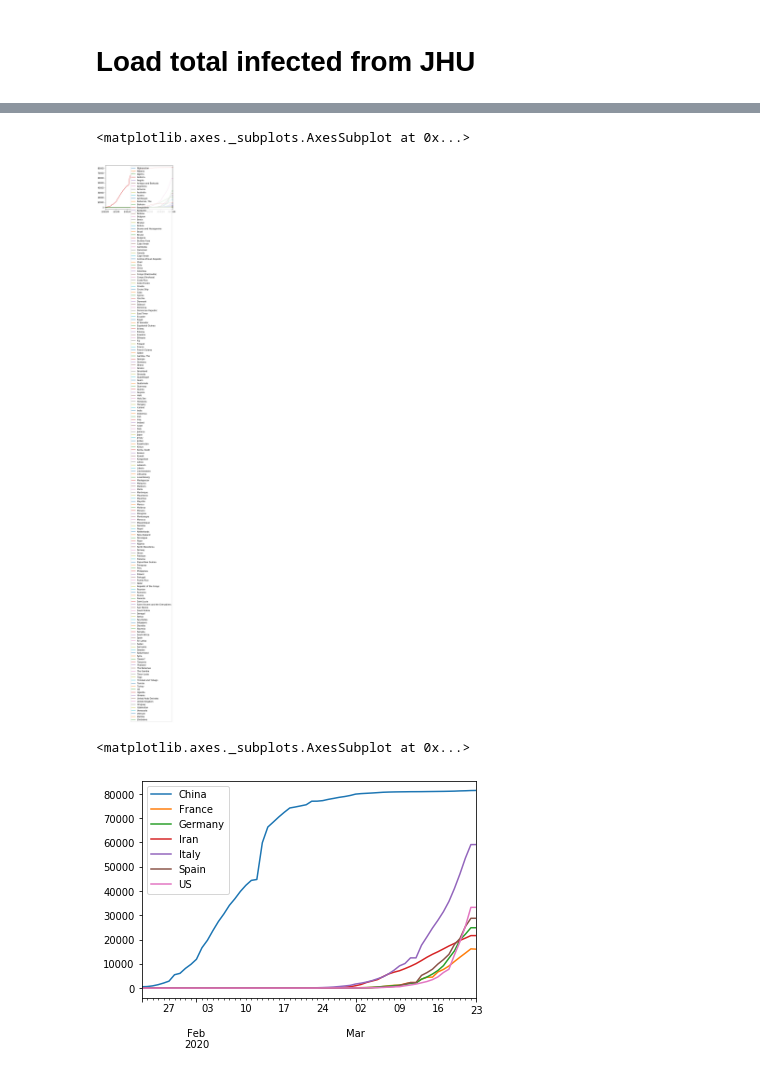
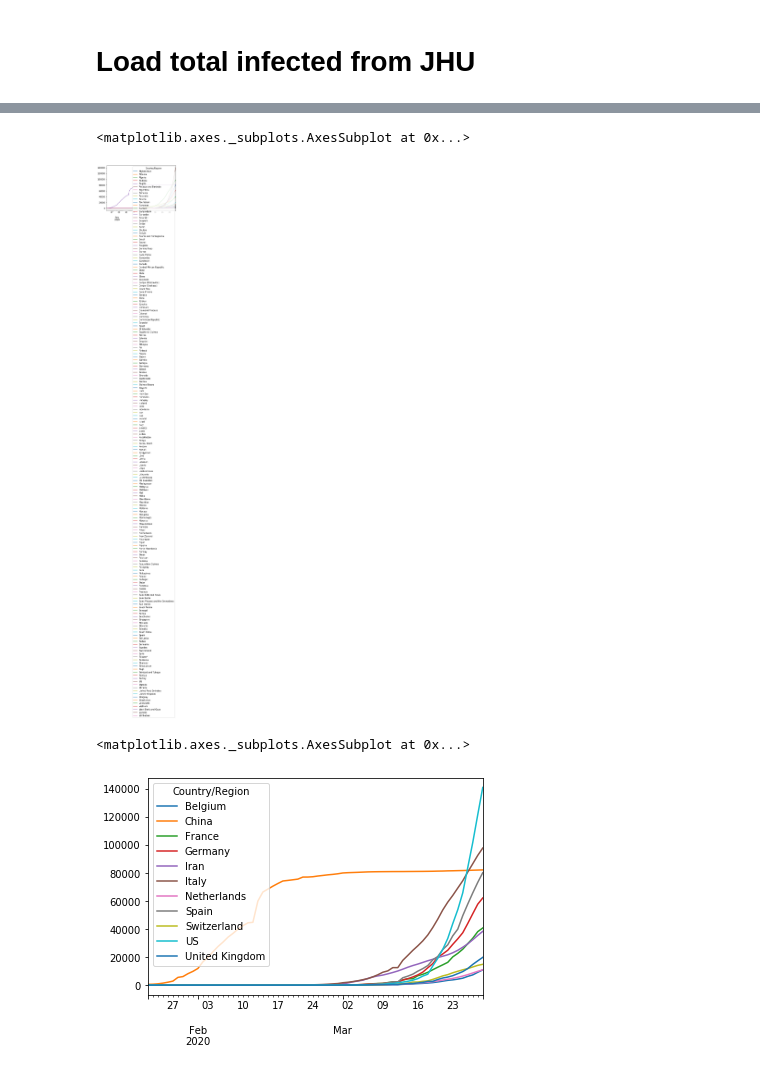
Before and after one commit to gbellandi/corona_model, a Jupyter notebook: Corona_model_scenarios_JHUdata.ipynb, the cells around one changed output, grey strips where cells are left out. Drawn from its saved outputs; the diff is of its cells as text; code cells hidden in the pictures.

Commit message:
updated data grasping and processing, new loglog plot

```diff
--- a/Corona_model_scenarios_JHUdata.ipynb
+++ b/Corona_model_scenarios_JHUdata.ipynb
@@ -44,0 +56,7 @@ df_confd = pd.read_csv('https://raw.githubusercontent.com/CSSEGISandData/COVID-1
+# %%
+Confirmed = loadData(
+     "time_series_covid19_confirmed_global.csv")
+
+#     "time_series_covid19_deaths_global.csv", "CumDeaths")) \
+#   .merge(loadData(
+#     "time_series_covid19_recovered_global.csv", "CumRecovered"))
@@ -108,0 +139,4 @@ df_world = df_world[1:]
+# %%
+Confirmed = Confirmed.groupby(['Country/Region']).sum()
+# %%
+Confirmed = Confirmed.T
@@ -109,2 +147,2 @@ df_world = df_world[1:]
 # %%
-df_world.index = pd.to_datetime(df_world.index)
+Confirmed.index = pd.to_datetime(Confirmed.index)
@@ -139,11 +155,11 @@ df_world.max().idxmax()
 # %%
-df_world.plot()
+Confirmed.plot()
 # %% [output]
 <matplotlib.axes._subplots.AxesSubplot at 0x...>
-[figure, old version]
+[figure, new version]
 # %%
-df_world[df_world.columns[df_world.max()>10000]].plot()
+Confirmed[Confirmed.columns[Confirmed.max()>10000]].plot()
 # %% [output]
 <matplotlib.axes._subplots.AxesSubplot at 0x...>
-[figure, old version]
+[figure, new version]
 # %%
```
Also changed, not shown: parts of 53 cells of this notebook.
